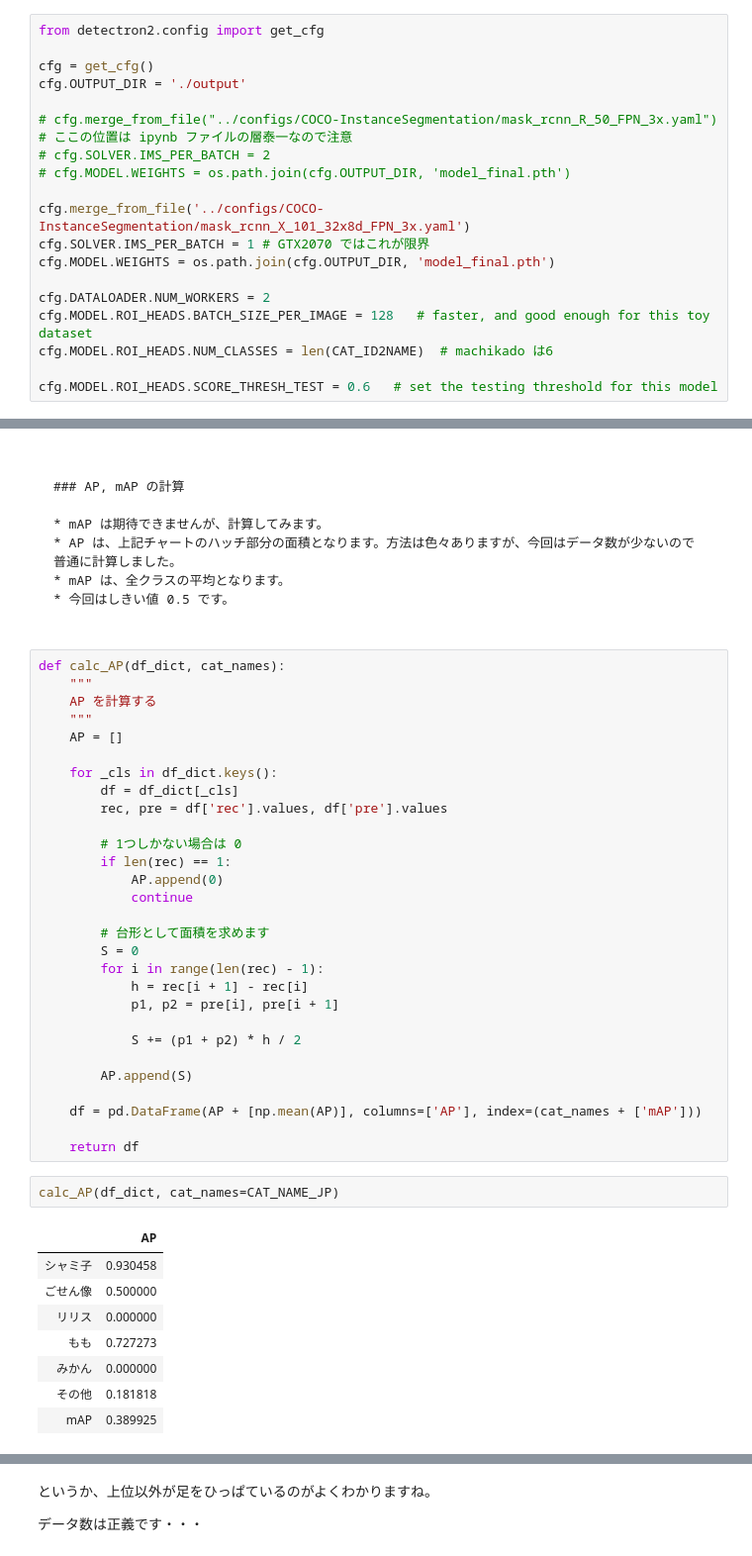
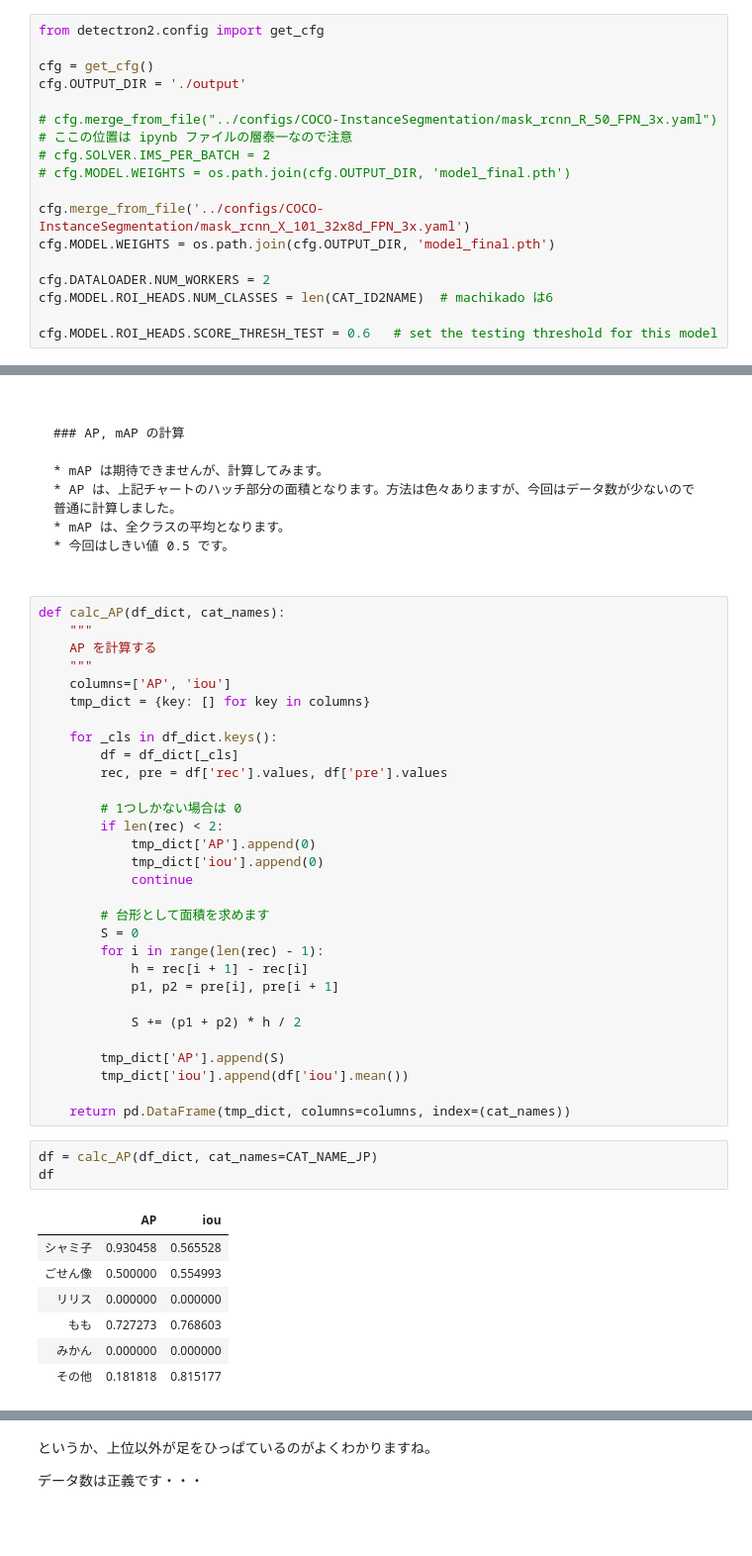
Before and after one commit to nTAKAn/detectron2_Machikado, a Jupyter notebook: Machikado_evaluate.ipynb, the cells around one changed output, grey strips where cells are left out. Shown at 99% size. Cells and saved outputs as stored; diff of their text form; blank space fills up the shorter version.

```diff
--- a/Machikado_evaluate.ipynb
+++ b/Machikado_evaluate.ipynb
@@ -82,11 +82,9 @@ cfg.OUTPUT_DIR = './output'
 # cfg.MODEL.WEIGHTS = os.path.join(cfg.OUTPUT_DIR, 'model_final.pth')
 
 cfg.merge_from_file('../configs/COCO-InstanceSegmentation/mask_rcnn_X_101_32x8d_FPN_3x.yaml')
-cfg.SOLVER.IMS_PER_BATCH = 1 # GTX2070 ではこれが限界
 cfg.MODEL.WEIGHTS = os.path.join(cfg.OUTPUT_DIR, 'model_final.pth')
 
 cfg.DATALOADER.NUM_WORKERS = 2
-cfg.MODEL.ROI_HEADS.BATCH_SIZE_PER_IMAGE = 128   # faster, and good enough for this toy dataset
 cfg.MODEL.ROI_HEADS.NUM_CLASSES = len(CAT_ID2NAME)  # machikado は6
 
 cfg.MODEL.ROI_HEADS.SCORE_THRESH_TEST = 0.6   # set the testing threshold for this model
@@ -156,15 +154,17 @@ def calc_AP(df_dict, cat_names):
     """
     AP を計算する
     """
-    AP = []
+    columns=['AP', 'iou']
+    tmp_dict = {key: [] for key in columns}
 
     for _cls in df_dict.keys():
         df = df_dict[_cls]
         rec, pre = df['rec'].values, df['pre'].values
 
         # 1つしかない場合は 0
-        if len(rec) == 1:
-            AP.append(0)
+        if len(rec) < 2:
+            tmp_dict['AP'].append(0)
+            tmp_dict['iou'].append(0)
             continue
 
         # 台形として面積を求めます
@@ -175,19 +175,18 @@ def calc_AP(df_dict, cat_names):
 
             S += (p1 + p2) * h / 2
 
-        AP.append(S)
+        tmp_dict['AP'].append(S)
+        tmp_dict['iou'].append(df['iou'].mean())
 
-    df = pd.DataFrame(AP + [np.mean(AP)], columns=['AP'], index=(cat_names + ['mAP']))
-
-    return df
+    return pd.DataFrame(tmp_dict, columns=columns, index=(cat_names))
 # %%
-calc_AP(df_dict, cat_names=CAT_NAME_JP)
+df = calc_AP(df_dict, cat_names=CAT_NAME_JP)
+df
 # %% [output]
-|  | AP |
-| シャミ子 | 0.930458 |
-| ごせん像 | 0.500000 |
-| リリス | 0.000000 |
-| もも | 0.727273 |
-| みかん | 0.000000 |
-| その他 | 0.181818 |
-| mAP | 0.389925 |
+|  | AP | iou |
+| シャミ子 | 0.930458 | 0.565528 |
+| ごせん像 | 0.500000 | 0.554993 |
+| リリス | 0.000000 | 0.000000 |
+| もも | 0.727273 | 0.768603 |
+| みかん | 0.000000 | 0.000000 |
+| その他 | 0.181818 | 0.815177 |
```
Also changed, not shown: parts of 1 cell of this notebook, 1 other file.
